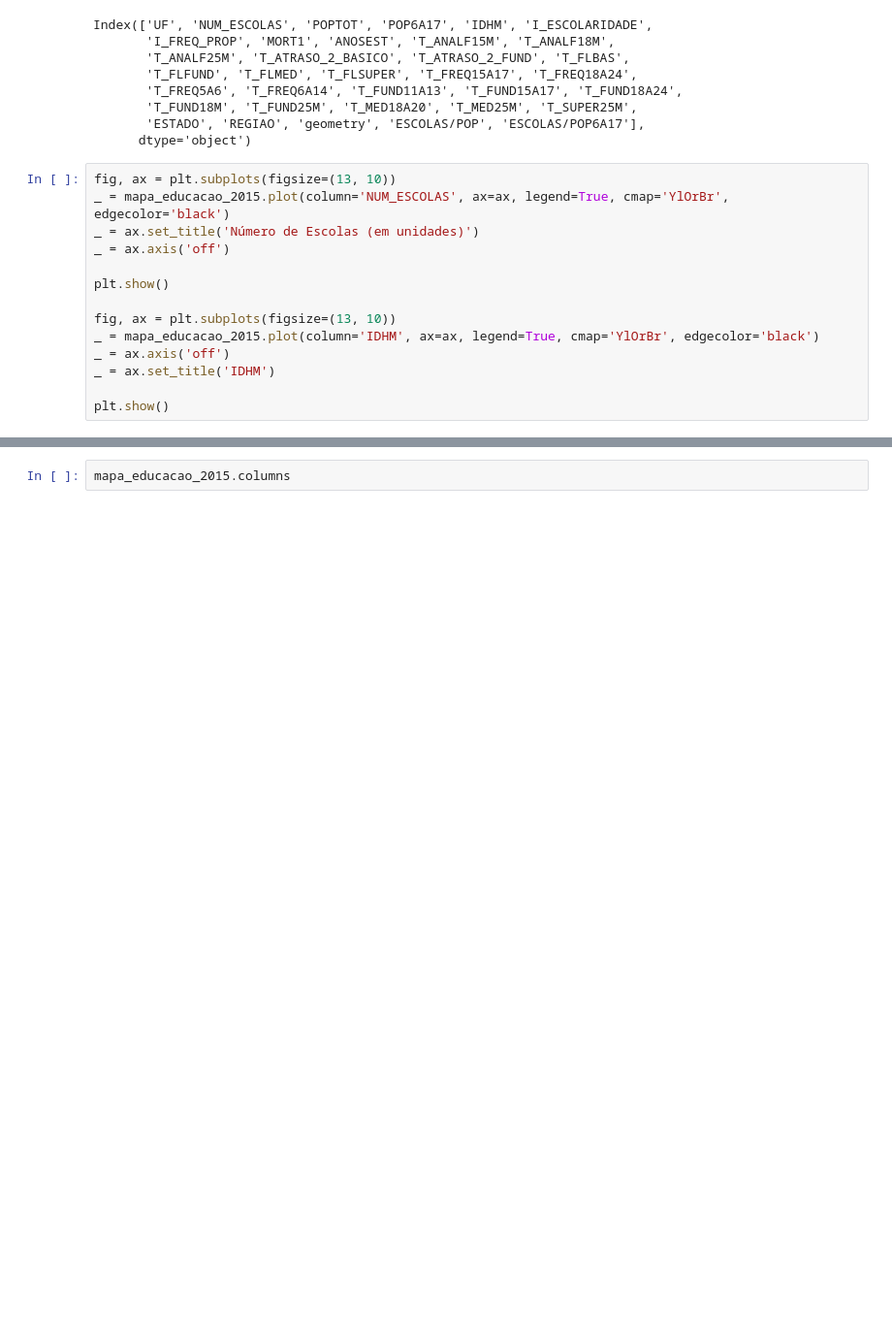
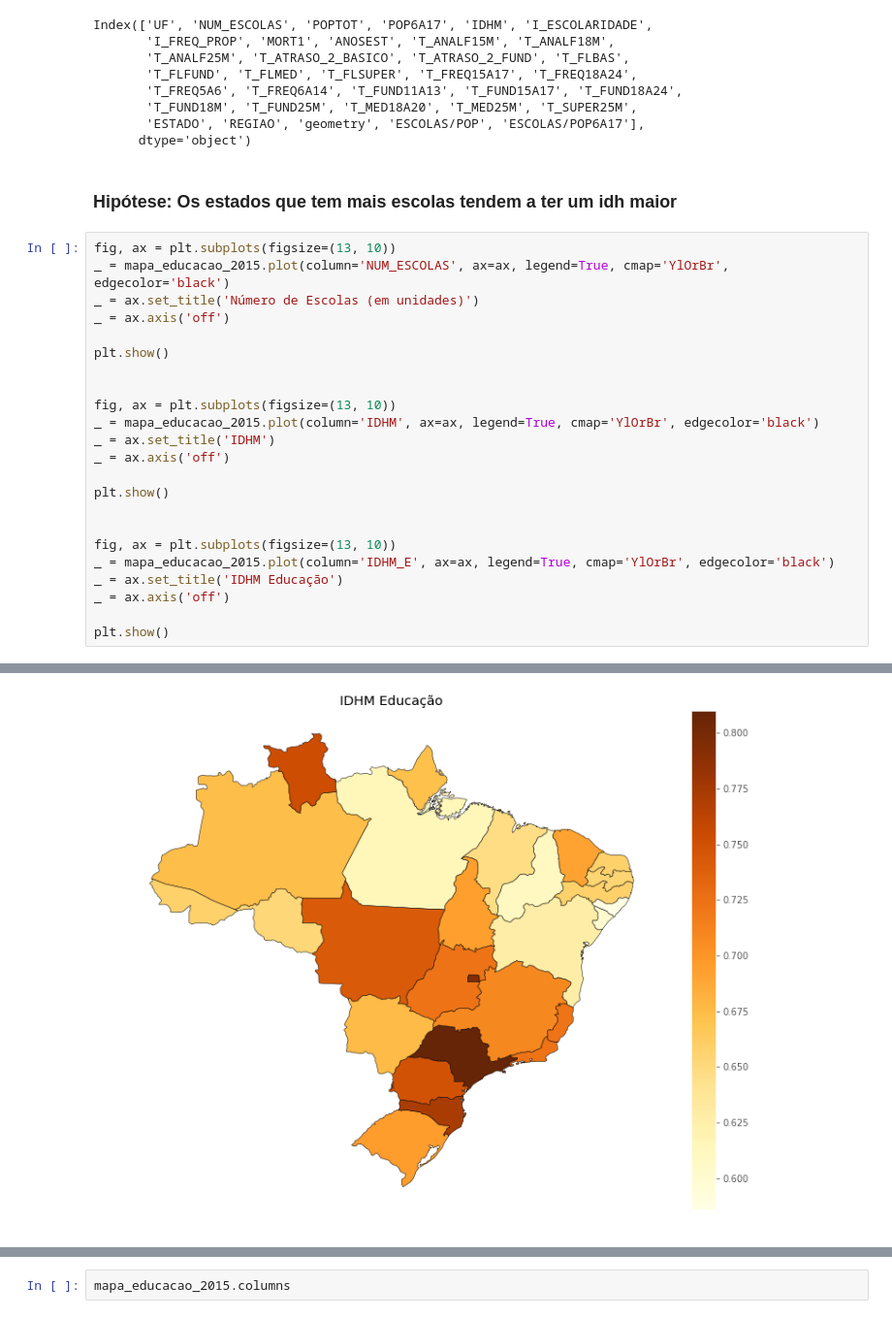
Before and after one commit to bambrozim/IDH-Brasil, a Jupyter notebook: IDH BRASIL.ipynb, the cells around one changed output, grey strips where cells are left out. Shown at 97% size. Drawn from its saved outputs; the diff is of its cells as text; blank space fills up the shorter version.

```diff
--- a/IDH BRASIL.ipynb
+++ b/IDH BRASIL.ipynb
@@ -219,20 +275,32 @@ Index(['UF', 'NUM_ESCOLAS', 'POPTOT', 'POP6A17', 'IDHM', 'I_ESCOLARIDADE',
        'T_FUND18M', 'T_FUND25M', 'T_MED18A20', 'T_MED25M', 'T_SUPER25M',
        'ESTADO', 'REGIAO', 'geometry', 'ESCOLAS/POP', 'ESCOLAS/POP6A17'],
       dtype='object')
+# %% [markdown]
+### Hipótese: Os estados que tem mais escolas tendem a ter um idh maior
 # %%
 fig, ax = plt.subplots(figsize=(13, 10))
 _ = mapa_educacao_2015.plot(column='NUM_ESCOLAS', ax=ax, legend=True, cmap='YlOrBr', edgecolor='black')
 _ = ax.set_title('Número de Escolas (em unidades)')
 _ = ax.axis('off')
 
 plt.show()
 
+
 fig, ax = plt.subplots(figsize=(13, 10))
 _ = mapa_educacao_2015.plot(column='IDHM', ax=ax, legend=True, cmap='YlOrBr', edgecolor='black')
+_ = ax.set_title('IDHM')
 _ = ax.axis('off')
-_ = ax.set_title('IDHM')
 
 plt.show()
+
+
+fig, ax = plt.subplots(figsize=(13, 10))
+_ = mapa_educacao_2015.plot(column='IDHM_E', ax=ax, legend=True, cmap='YlOrBr', edgecolor='black')
+_ = ax.set_title('IDHM Educação')
+_ = ax.axis('off')
+
+plt.show()
 # %% [output]
 [figure]
 [figure]
+[figure, added]
```
Also changed, not shown: parts of 19 cells of this notebook.
